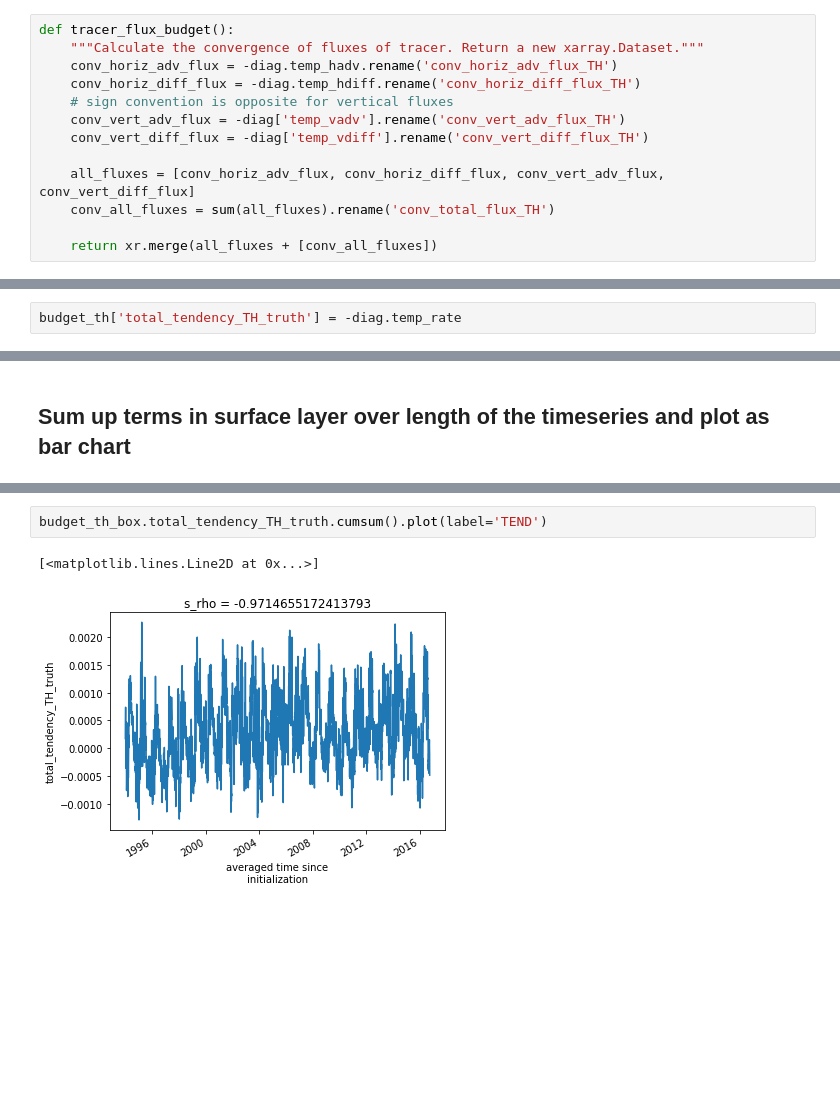
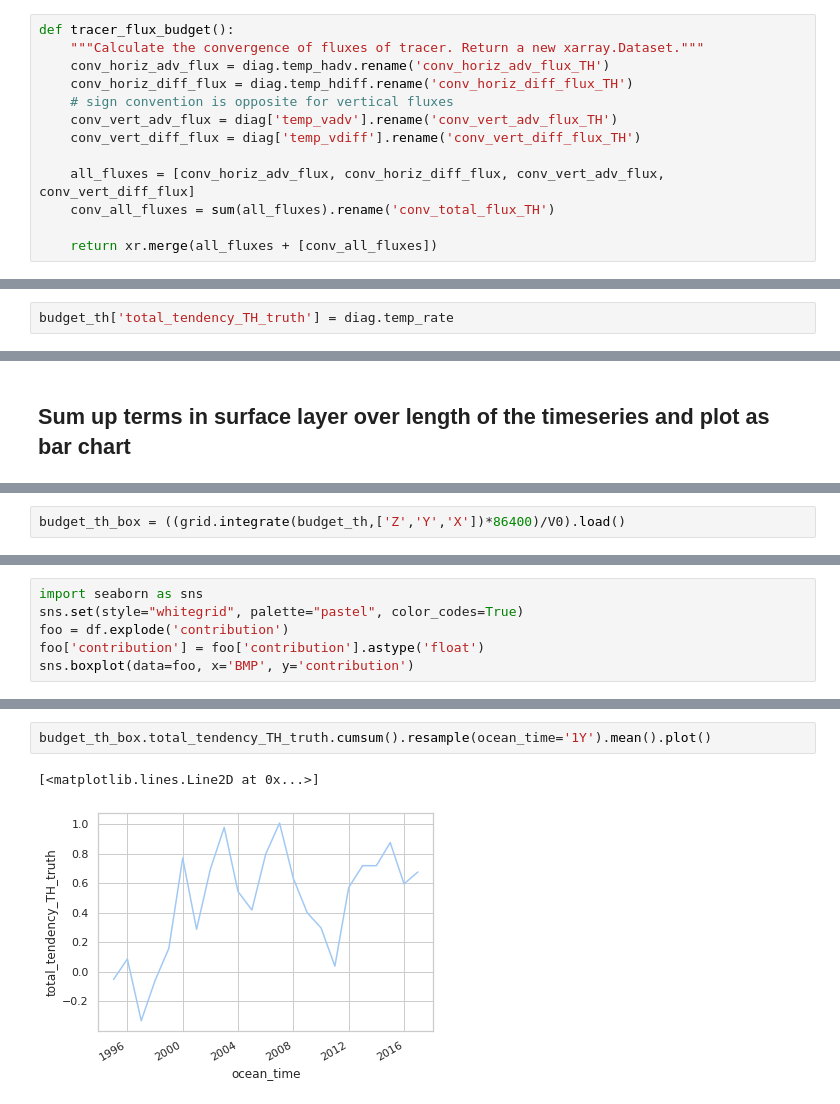
Before and after one commit to nmalan/ROMS_heat_budget, a Jupyter notebook: ROMS_heatbudget_terms_BMP.ipynb, the cells around one changed output, grey strips where cells are left out. Cells and saved outputs as stored; diff of their text form; blank space fills up the shorter version.

```diff
--- a/ROMS_heatbudget_terms_BMP.ipynb
+++ b/ROMS_heatbudget_terms_BMP.ipynb
@@ -132,11 +142,11 @@ First we define a function to calculate the convergence of the advective and dif
 # %%
 def tracer_flux_budget():
     """Calculate the convergence of fluxes of tracer. Return a new xarray.Dataset."""
-    conv_horiz_adv_flux = -diag.temp_hadv.rename('conv_horiz_adv_flux_TH')
-    conv_horiz_diff_flux = -diag.temp_hdiff.rename('conv_horiz_diff_flux_TH')
+    conv_horiz_adv_flux = diag.temp_hadv.rename('conv_horiz_adv_flux_TH')
+    conv_horiz_diff_flux = diag.temp_hdiff.rename('conv_horiz_diff_flux_TH')
     # sign convention is opposite for vertical fluxes
-    conv_vert_adv_flux = -diag['temp_vadv'].rename('conv_vert_adv_flux_TH')
-    conv_vert_diff_flux = -diag['temp_vdiff'].rename('conv_vert_diff_flux_TH')
+    conv_vert_adv_flux = diag['temp_vadv'].rename('conv_vert_adv_flux_TH')
+    conv_vert_diff_flux = diag['temp_vdiff'].rename('conv_vert_diff_flux_TH')
 
     all_fluxes = [conv_horiz_adv_flux, conv_horiz_diff_flux, conv_vert_adv_flux, conv_vert_diff_flux]
     conv_all_fluxes = sum(all_fluxes).rename('conv_total_flux_TH')
@@ -169,7 +179,7 @@ Data variables:
 # %% [markdown]
 ## Include the “truth”
 # %%
-budget_th['total_tendency_TH_truth'] = -diag.temp_rate
+budget_th['total_tendency_TH_truth'] = diag.temp_rate
 # %%
 # plt.figure(figsize=(12,6))
 # (budget_th.total_tendency_TH.sum(dim=['s_rho', 'eta_rho', 'xi_rho'])).plot(linewidth=2, label = 'total 3D ADV and diff fluxes')
@@ -237,0 +244,2 @@ budget_th_box = (budget_th.isel(s_rho=0).sum(dim=['eta_rho','xi_rho'])).load()
+# %%
+budget_th_box = ((grid.integrate(budget_th,['Z','Y','X'])*86400)/V0).load()
@@ -250,0 +278,6 @@ plt.savefig('BMP_heat_terms_annual_mean.png', dpi=300,bbox_inches='tight')
+# %%
+import seaborn as sns
+sns.set(style="whitegrid", palette="pastel", color_codes=True)
+foo = df.explode('contribution')
+foo['contribution'] = foo['contribution'].astype('float')
+sns.boxplot(data=foo, x='BMP', y='contribution')
@@ -251,5 +292,5 @@ plt.savefig('BMP_heat_terms_annual_mean.png', dpi=300,bbox_inches='tight')
 # %%
-budget_th_box.total_tendency_TH_truth.cumsum().plot(label='TEND')
+budget_th_box.total_tendency_TH_truth.cumsum().resample(ocean_time='1Y').mean().plot()
 # %% [output]
 [<matplotlib.lines.Line2D at 0x...>]
-[figure, old version]
+[figure, new version]
```
Also changed, not shown: parts of 15 cells of this notebook, 3 other files.
